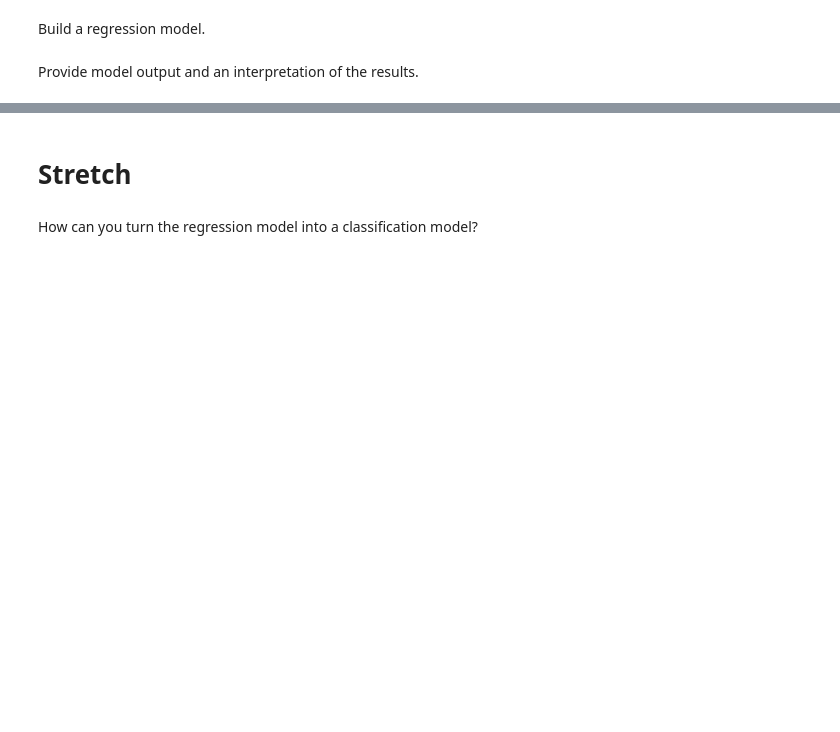
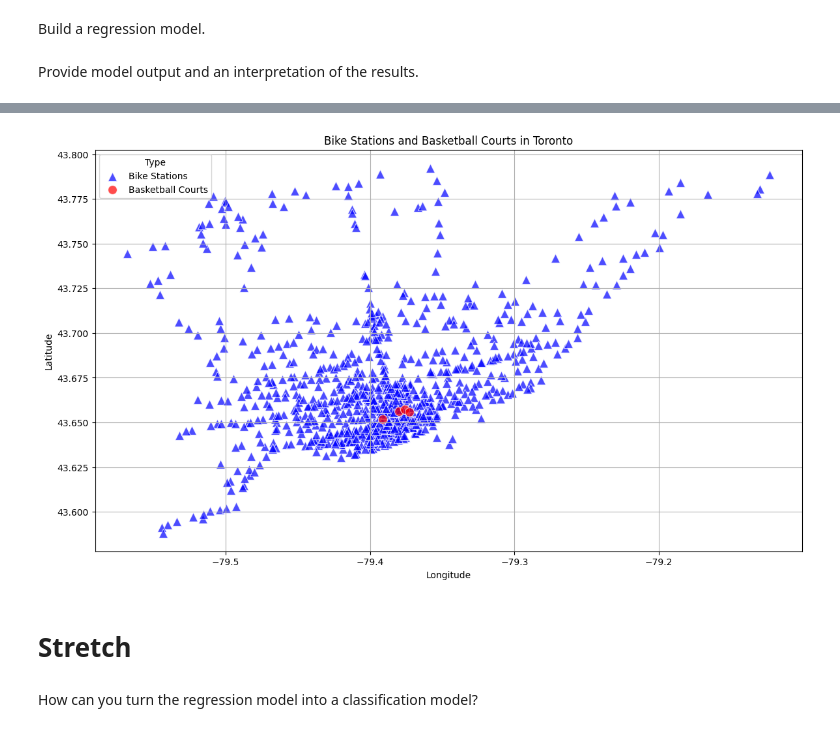
Before and after one commit to kasun07/Project-02, a Jupyter notebook: notebooks/model_building.ipynb, the cells around one changed output, grey strips where cells are left out. Drawn from its saved outputs; the diff is of its cells as text; code cells hidden in the pictures; blank space fills up the shorter version.

```diff
--- a/notebooks/model_building.ipynb
+++ b/notebooks/model_building.ipynb
@@ -100,6 +105,71 @@ Number of Restaurants and Bars        10.000000
 Number of Bike Stations                1.000000
 Predicted Number of Bike Stations      1.000000
 Name: 0, dtype: float64
+# %%
+# Fetch Bike Station Data
+base_url = "https://api.citybik.es/v2/networks"
+network_id = "bixi-toronto"  # Network ID for Toronto
+stations_url = f"{base_url}/{network_id}"
+
+response = requests.get(stations_url)
+data = response.json()
+stations = data['network']['stations']
+
+df_bike_stations = pd.DataFrame(stations)
+df_bike_stations = df_bike_stations[['name', 'latitude', 'longitude', 'free_bikes']]
+df_bike_stations.columns = ['Station Name', 'Latitude', 'Longitude', 'Number of Bikes']
+
+# Fetch Basketball Court Data
+url = "https://api.foursquare.com/v3/places/search"
+headers = {
+    "Authorization": f"{foursquare_api_key}",
+    "accept": "application/json"
+}
+
+params_basketball_courts = {
+    'll': '43.653226,-79.3831843',  # Latitude and Longitude for Toronto
+    'radius': 1000,  # Radius in meters
+    'query': 'basketball court',
+    'limit': 10
+}
+response_basketball_courts = requests.get(url, headers=headers, params=params_basketball_courts)
+data_basketball_courts = response_basketball_courts.json()
+
+def extract_venues(data, query):
+    venues = data.get('results', [])
+    return pd.DataFrame([{
+        'Name': venue.get('name'),
+        'Latitude': venue.get('geocodes', {}).get('main', {}).get('latitude'),
+        'Longitude': venue.get('geocodes', {}).get('main', {}).get('longitude'),
+        'Category': venue.get('categories', [{}])[0].get('name'),
+        'Search Query': query
+    } for venue in venues])
+
+df_basketball_courts = extract_venues(data_basketball_courts, 'Basketball Court')
+
+# Create scatter plots for bike stations and basketball courts
+plt.figure(figsize=(14, 8))
+
+# Scatter plot for bike stations (using blue triangles)
+sns.scatterplot(data=df_bike_stations, x='Longitude', y='Latitude',
+                label='Bike Stations', color='blue', marker='^', s=100, alpha=0.7)
+
+# Scatter plot for basketball courts (using red dots)
+sns.scatterplot(data=df_basketball_courts, x='Longitude', y='Latitude',
+                label='Basketball Courts', color='red', marker='o', s=100, alpha=0.7)
+
+plt.title('Bike Stations and Basketball Courts in Toronto')
+plt.xlabel('Longitude')
+plt.ylabel('Latitude')
+plt.legend(title='Type')
+plt.grid(True)
+plt.show()
+
+
+#Proximity Analysis:Density of Bike Stations vs. Basketball Courts:By plotting both types of locations, you can observe how closely these two types of POIs are situated relative to each other.
+#If bike stations are densely concentrated in certain areas, it may indicate high pedestrian or bike traffic areas which could correlate with the presence of basketball courts
+# %% [output]
+[figure, added]
 # %% [markdown]
 # Stretch
 # %% [markdown]
```
Also changed, not shown: parts of 2 cells of this notebook, 3 other files.
